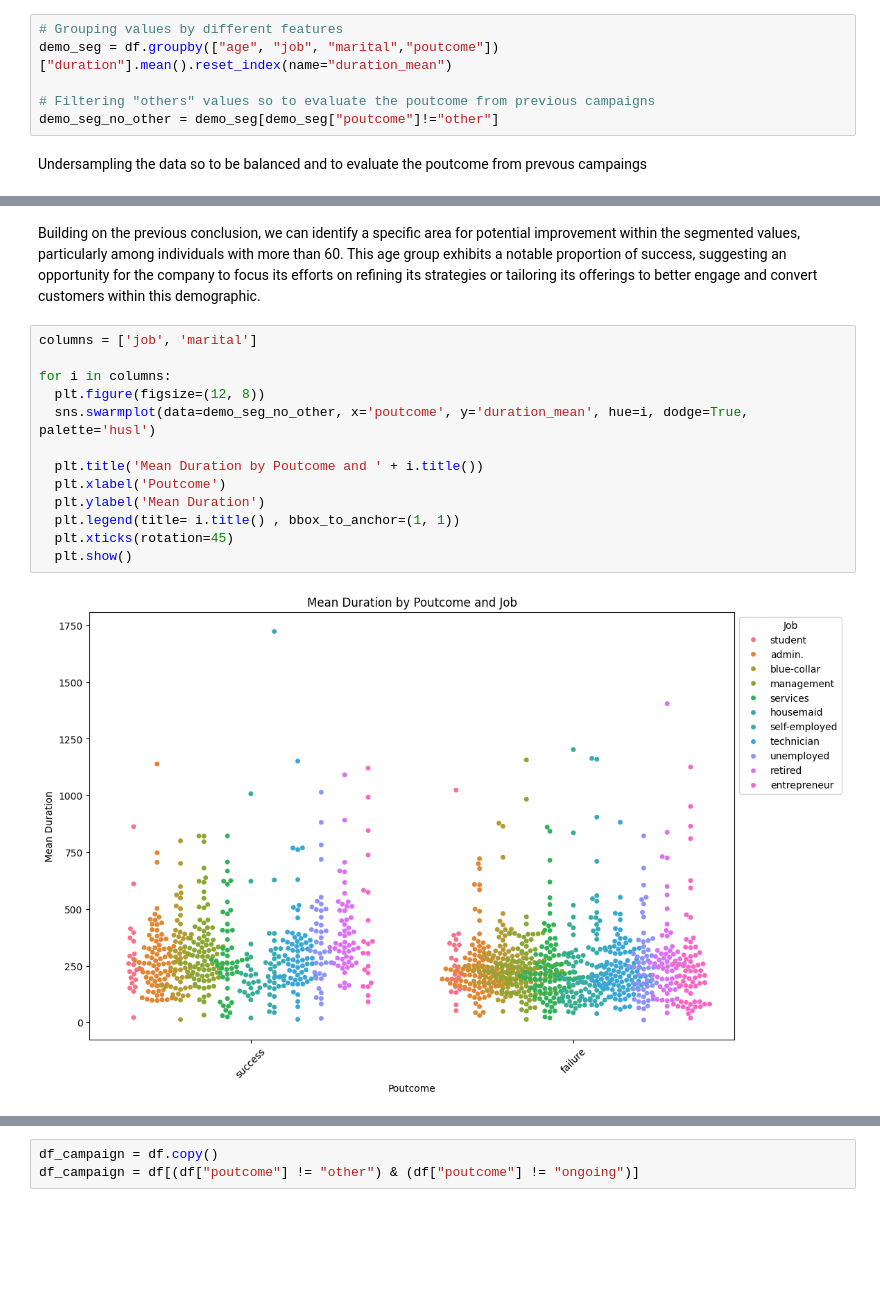
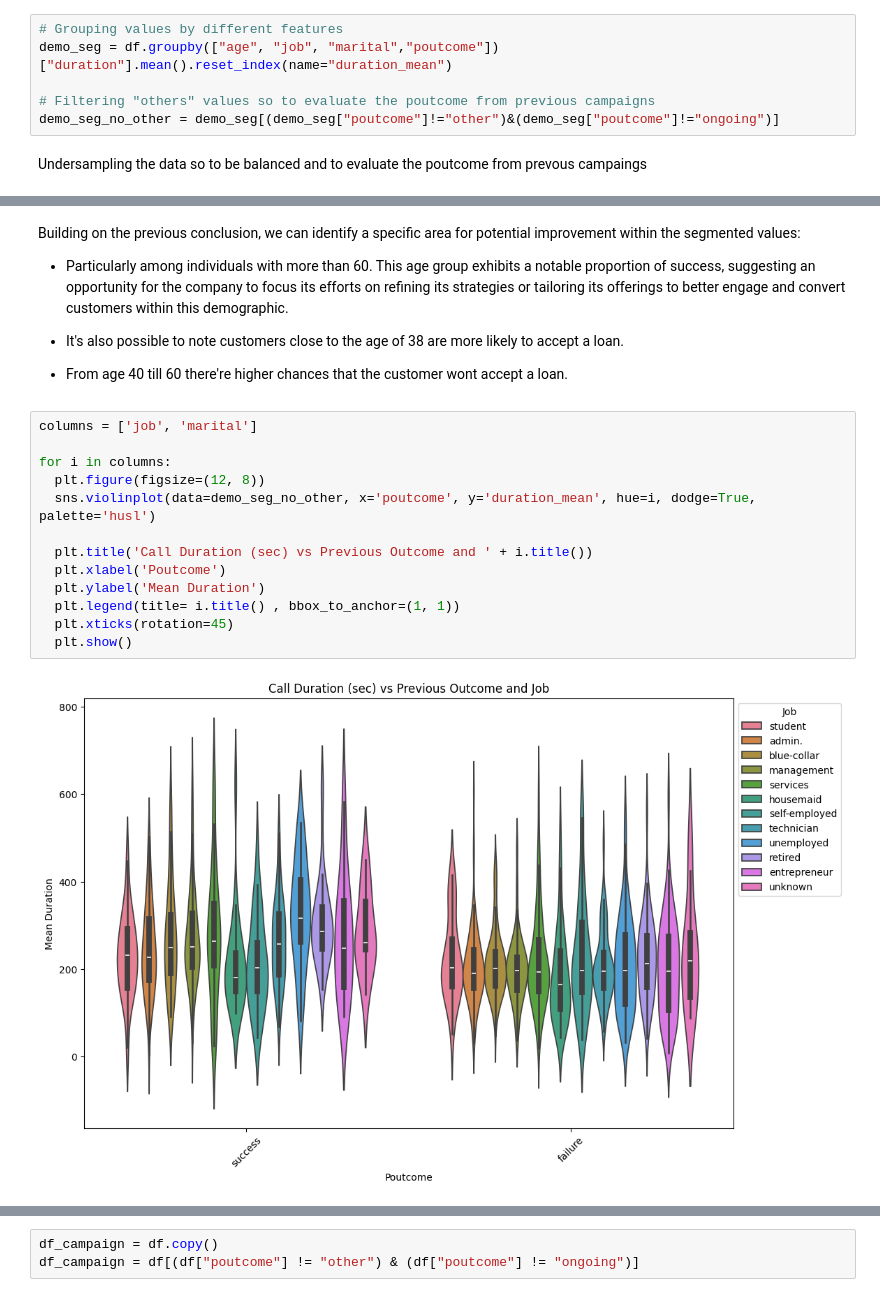
Before and after one commit to taliarosenkranz/Marketing_Analysis_Forecasting, a Jupyter notebook: Bancall.ipynb, the cells around one changed output, grey strips where cells are left out. Cells and saved outputs as stored; diff of their text form; blank space fills up the shorter version.

```diff
--- a/Bancall.ipynb
+++ b/Bancall.ipynb
@@ -430,6 +458,6 @@ Most of the values in the dataset are married
 demo_seg = df.groupby(["age", "job", "marital","poutcome"])["duration"].mean().reset_index(name="duration_mean")
 
 # Filtering "others" values so to evaluate the poutcome from previous campaigns
-demo_seg_no_other = demo_seg[demo_seg["poutcome"]!="other"]
+demo_seg_no_other = demo_seg[(demo_seg["poutcome"]!="other")&(demo_seg["poutcome"]!="ongoing")]
 # %% [markdown]
 Undersampling the data so to be balanced and to evaluate the poutcome from prevous campaings
@@ -483,17 +518,23 @@ plt.show()
 # %% [markdown]
-Building on the previous conclusion, we can identify a specific area for potential improvement within the segmented values, particularly among individuals with more than 60. This age group exhibits a notable proportion of success, suggesting an opportunity for the company to focus its efforts on refining its strategies or tailoring its offerings to better engage and convert customers within this demographic.
+Building on the previous conclusion, we can identify a specific area for potential improvement within the segmented values:
+
+* Particularly among individuals with more than 60. This age group exhibits a notable proportion of success, suggesting an opportunity for the company to focus its efforts on refining its strategies or tailoring its offerings to better engage and convert customers within this demographic.
+
+* It's also possible to note customers close to the age of 38 are more likely to accept a loan.
+
+* From age 40 till 60 there're higher chances that the customer wont accept a loan.
 # %%
 columns = ['job', 'marital']
 
 for i in columns:
   plt.figure(figsize=(12, 8))
-  sns.swarmplot(data=demo_seg_no_other, x='poutcome', y='duration_mean', hue=i, dodge=True, palette='husl')
+  sns.violinplot(data=demo_seg_no_other, x='poutcome', y='duration_mean', hue=i, dodge=True, palette='husl')
 
-  plt.title('Mean Duration by Poutcome and ' + i.title())
+  plt.title('Call Duration (sec) vs Previous Outcome and ' + i.title())
   plt.xlabel('Poutcome')
   plt.ylabel('Mean Duration')
   plt.legend(title= i.title() , bbox_to_anchor=(1, 1))
   plt.xticks(rotation=45)
   plt.show()
 # %% [output]
-[figure, old version]
+[figure, new version]
```
Also changed, not shown: parts of 44 cells of this notebook.
